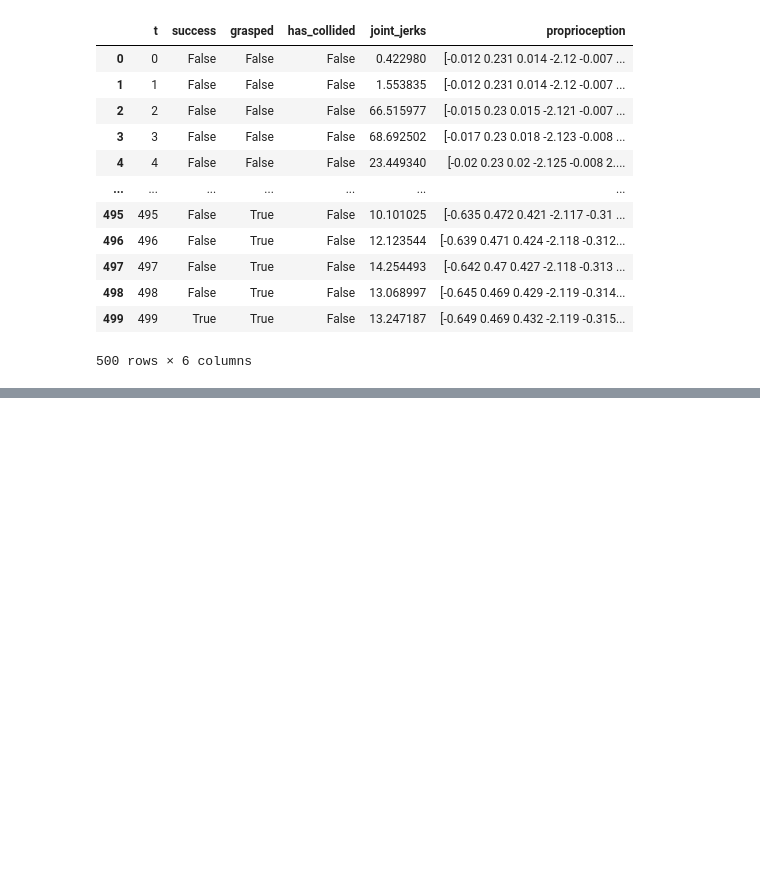
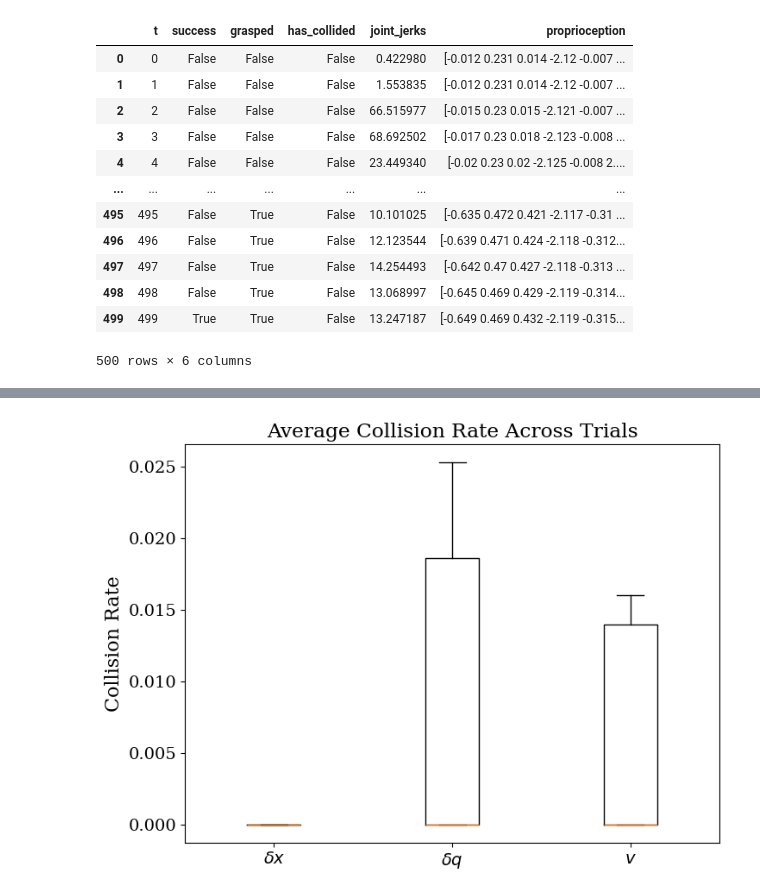
Before and after one commit to RL-Sim-to-Real/training, a Jupyter notebook: visualize/real_time_experiments.ipynb, the cells around one changed output, grey strips where cells are left out. Saved outputs shown, nothing was run; the diff lists cells and outputs as text; code cells hidden in the pictures; blank space fills up the shorter version.

```diff
--- a/visualize/real_time_experiments.ipynb
+++ b/visualize/real_time_experiments.ipynb
@@ -60,0 +152,35 @@ Any success: True
+# %%
+plt.figure(figsize=(8, 6))
+collision_rates = []
+labels = []
+for act in actions:
+    file_paths = [
+        os.path.join(folder_path, f"{act}_use_prop_{str(use_prop)}_trial_{i}.pkl.csv")
+        for i in range(10)
+    ]
+    dfs = []
+    for path in file_paths:
+        if os.path.exists(path):
+            df = pd.read_csv(path)
+            match = re.search(r"trial_(\d+)", os.path.basename(path))
+            trial = int(match.group(1)) if match else None
+            df['trial'] = trial
+            dfs.append(df)
+    if dfs:
+        all_results = pd.concat(dfs, ignore_index=True)
+        trial_stats = all_results.groupby('trial').agg(
+            num_collisions=('has_collided', 'sum'),
+            trial_length=('has_collided', 'count')
+        )
+        trial_stats['trial_collision_rate'] = (trial_stats['num_collisions'] / trial_stats['trial_length'])
+        collision_rates.append(trial_stats['trial_collision_rate'].dropna())
+        labels.append(act)
+labels = [r"$\delta x$", r"$\delta q$", r"$v$"]
+plt.boxplot(collision_rates, labels=labels, showfliers=False)
+plt.ylabel('Collision Rate')
+# plt.ylim(0, 0.1)
+plt.title('Average Collision Rate Across Trials')
+plt.savefig("collision_rate_distribution_across_actions.pdf", format="pdf", bbox_inches="tight")
+plt.show()
+# %% [output]
+[figure, added]
```
Also changed, not shown: parts of 11 cells of this notebook, 3 other files.
